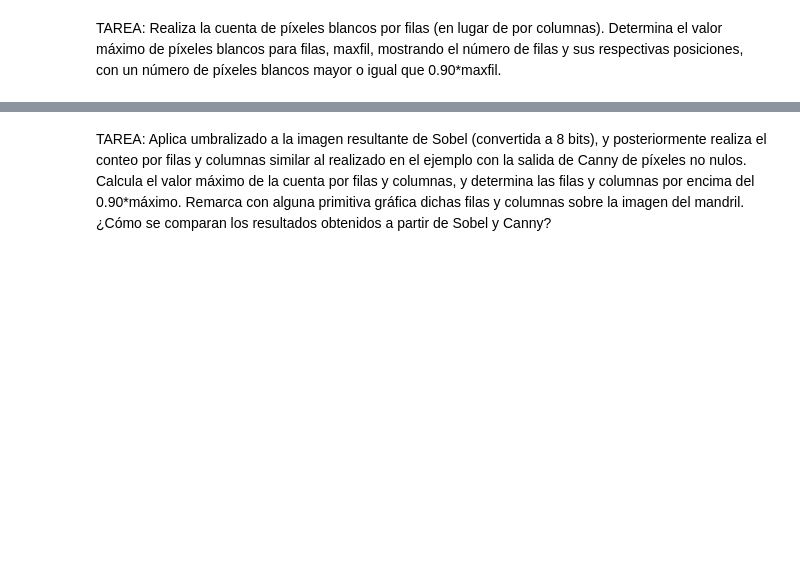
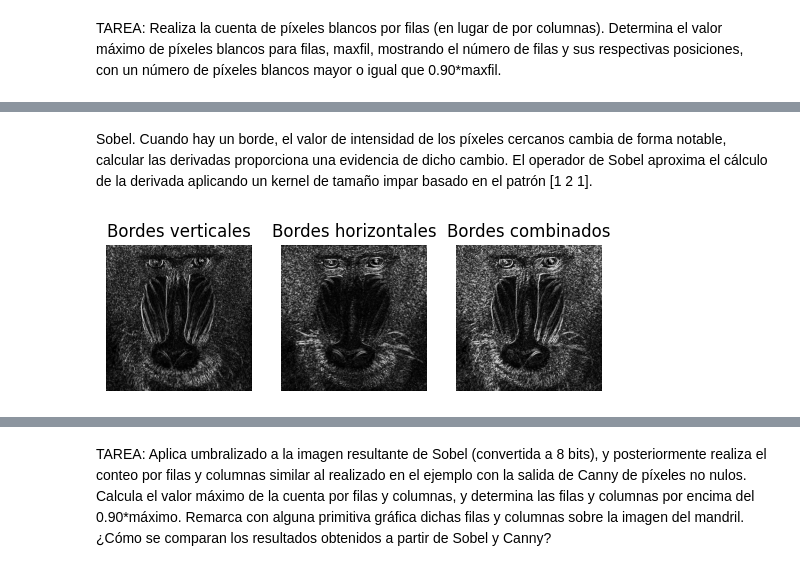
Before and after one commit to lumusa2design/Computer-Visualization, a Jupyter notebook: P2/VC_P2.ipynb, the cells around one changed output, grey strips where cells are left out. Cells and saved outputs as stored; diff of their text form; code cells hidden in the pictures; blank space fills up the shorter version.

```diff
--- a/P2/VC_P2.ipynb
+++ b/P2/VC_P2.ipynb
@@ -46,0 +70,41 @@ plt.xlim([0, canny.shape[0]])
+# %% [markdown]
+Sobel. Cuando hay un borde, el valor de intensidad de los píxeles cercanos cambia de forma notable, calcular las derivadas proporciona una evidencia de dicho cambio. El operador de Sobel aproxima el cálculo de la derivada aplicando un kernel de tamaño impar basado en el patrón [1 2 1].
+# %%
+# Gaussiana para suavizar la imagen original, eliminando altas frecuencias
+gris = cv2.cvtColor(img, cv2.COLOR_BGR2GRAY)
+#Suavizado con Gaussiana 3x3
+ggris = cv2.GaussianBlur(gris, (3, 3), 0)
+
+#Calcula en ambas direcciones (horizontal y vertical)
+sobelx = cv2.Sobel(ggris, cv2.CV_64F, 1, 0)  # x
+sobely = cv2.Sobel(ggris, cv2.CV_64F, 0, 1)  # y
+#Combina ambos resultados
+sobel = cv2.add(sobelx, sobely)
+
+#Muestra ambos resultados
+plt.figure()
+plt.subplot(1, 3, 1)
+plt.axis("off")
+plt.title('Bordes verticales')
+#Verticales
+#Para visualizar convierte a escala manejable en una imagen de grises
+plt.imshow(cv2.convertScaleAbs(sobelx), cmap='gray')
+#plt.imshow(sobelx, cmap='gray') #Prueba sin convertir escala
+
+plt.subplot(1, 3, 2)
+plt.axis("off")
+plt.title('Bordes horizontales')
+#Horizontales
+#Para visualizar convierte a escala manejable en una imagen de grises
+plt.imshow(cv2.convertScaleAbs(sobely), cmap='gray')
+#plt.imshow(sobelx, cmap='gray') #Prueba sin convertir escala
+
+plt.subplot(1, 3, 3)
+plt.axis("off")
+plt.title('Bordes combinados')
+#Para visualizar convierte a escala manejable en una imagen de grises
+plt.imshow(cv2.convertScaleAbs(sobel), cmap='gray')
+#plt.imshow(sobel, cmap='gray') #Prueba sin convertir escala
+plt.show()
+# %% [output]
+[figure, added]
```
Also changed, not shown: parts of 14 cells of this notebook, 1 other file.
